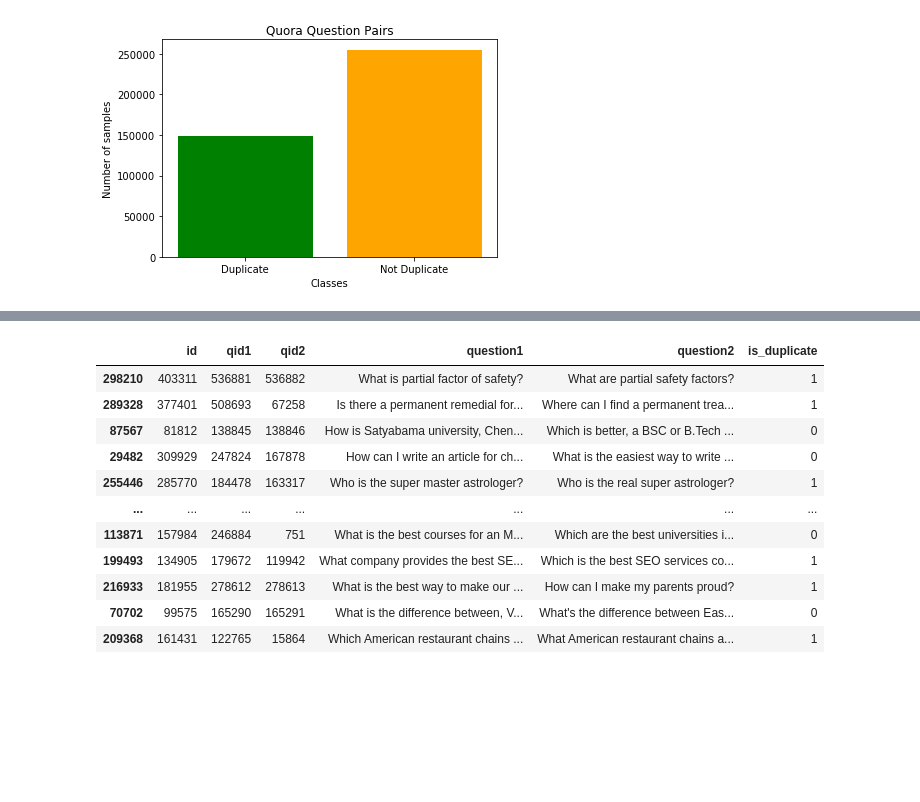
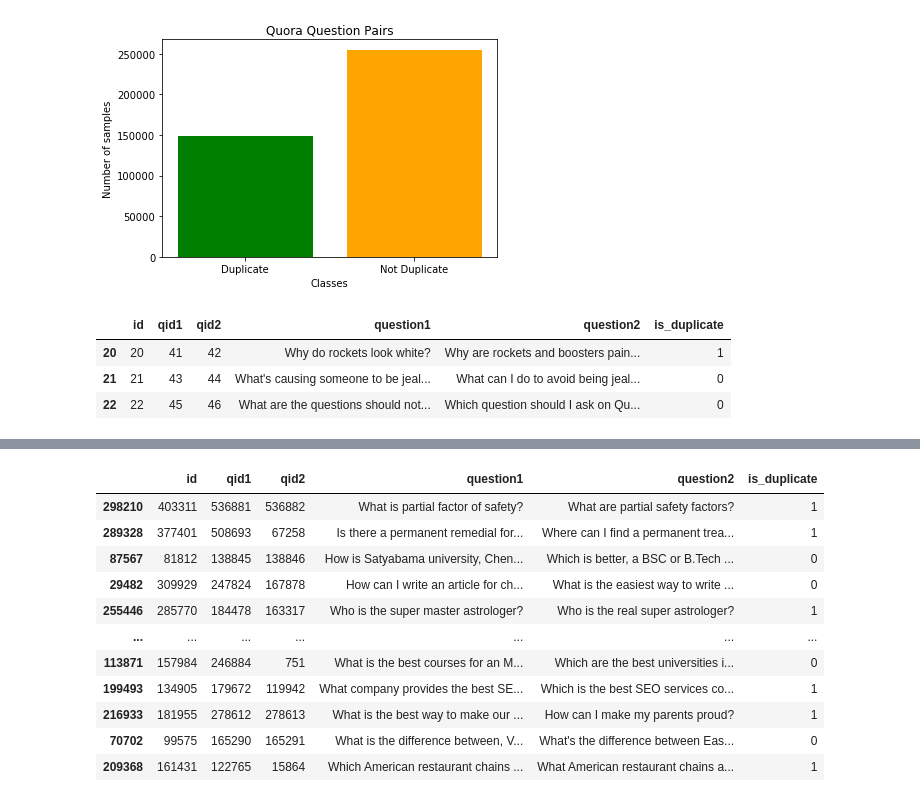
Before and after one commit to nerdimite/apprentice, a Jupyter notebook: Train.ipynb, the cells around one changed output, grey strips where cells are left out. Saved outputs shown, nothing was run; the diff lists cells and outputs as text; code cells hidden in the pictures; blank space fills up the shorter version.

```diff
--- a/Train.ipynb
+++ b/Train.ipynb
@@ -19,7 +19,7 @@ import matplotlib.pyplot as plt
 Here we gather the quora_question_pairs dataset and do a little bit of preprocessing
 # %%
 # read the dataset
-dataset = pd.read_csv('quora_duplicate_questions.tsv', delimiter='\t')
+dataset = pd.read_csv('data/quora_duplicate_questions.tsv', delimiter='\t')
 # %%
 # drop the NA rows
 dataset.dropna(subset = ["question1", "question2", "is_duplicate"], inplace=True)
@@ -39,3 +41,13 @@ plt.title('Quora Question Pairs')
 plt.show()
 # %% [output]
 [figure]
+# %%
+# printing out a sample
+
+sample = dataset.iloc[20:23, :]
+sample
+# %% [output]
+|  | id | qid1 | qid2 | question1 | question2 | is_duplicate |
+| 20 | 20 | 41 | 42 | Why do rockets look white? | Why are rockets and boosters pain... | 1 |
+| 21 | 21 | 43 | 44 | What's causing someone to be jeal... | What can I do to avoid being jeal... | 0 |
+| 22 | 22 | 45 | 46 | What are the questions should not... | Which question should I ask on Qu... | 0 |
```
Also changed, not shown: parts of 3 cells of this notebook, 1 other file.
